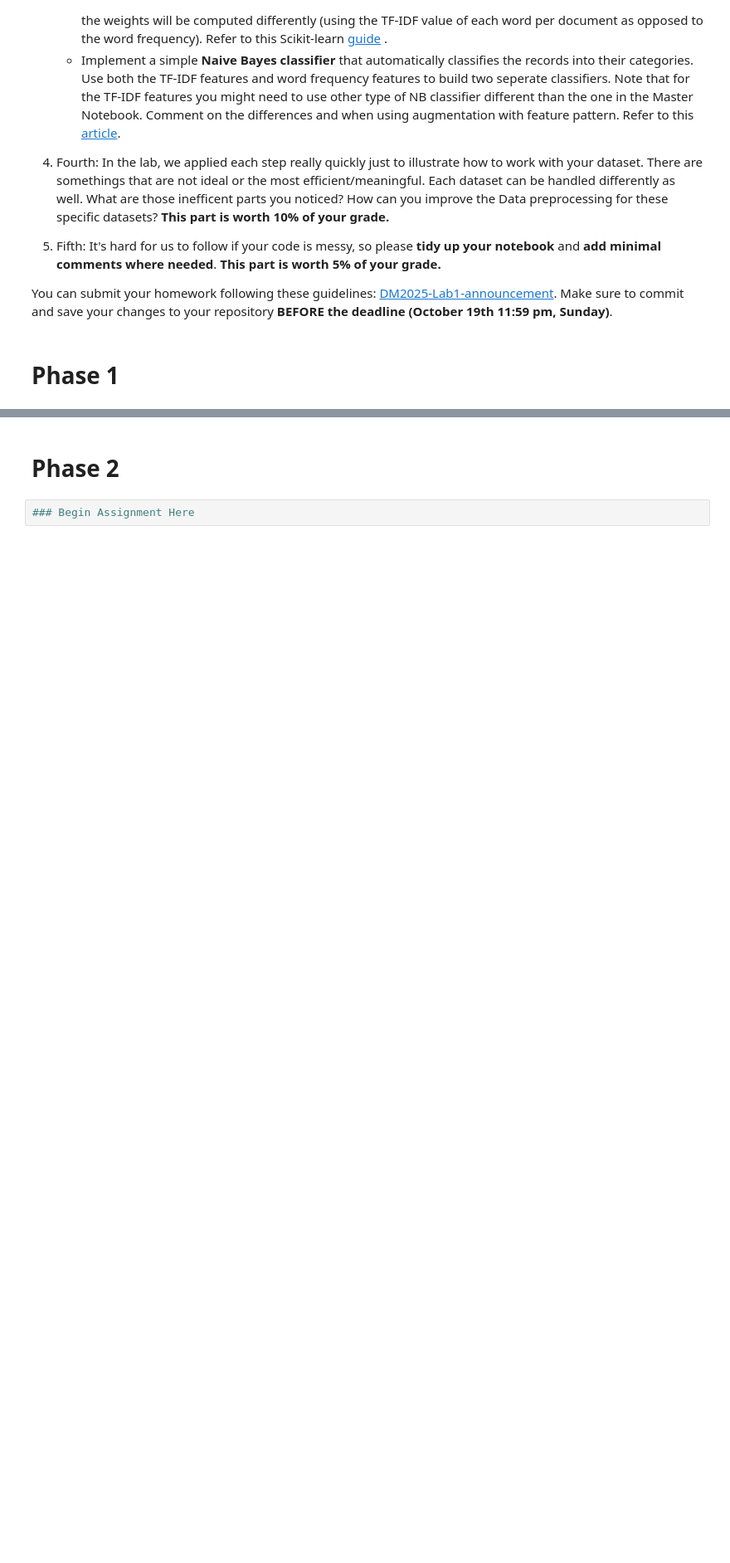
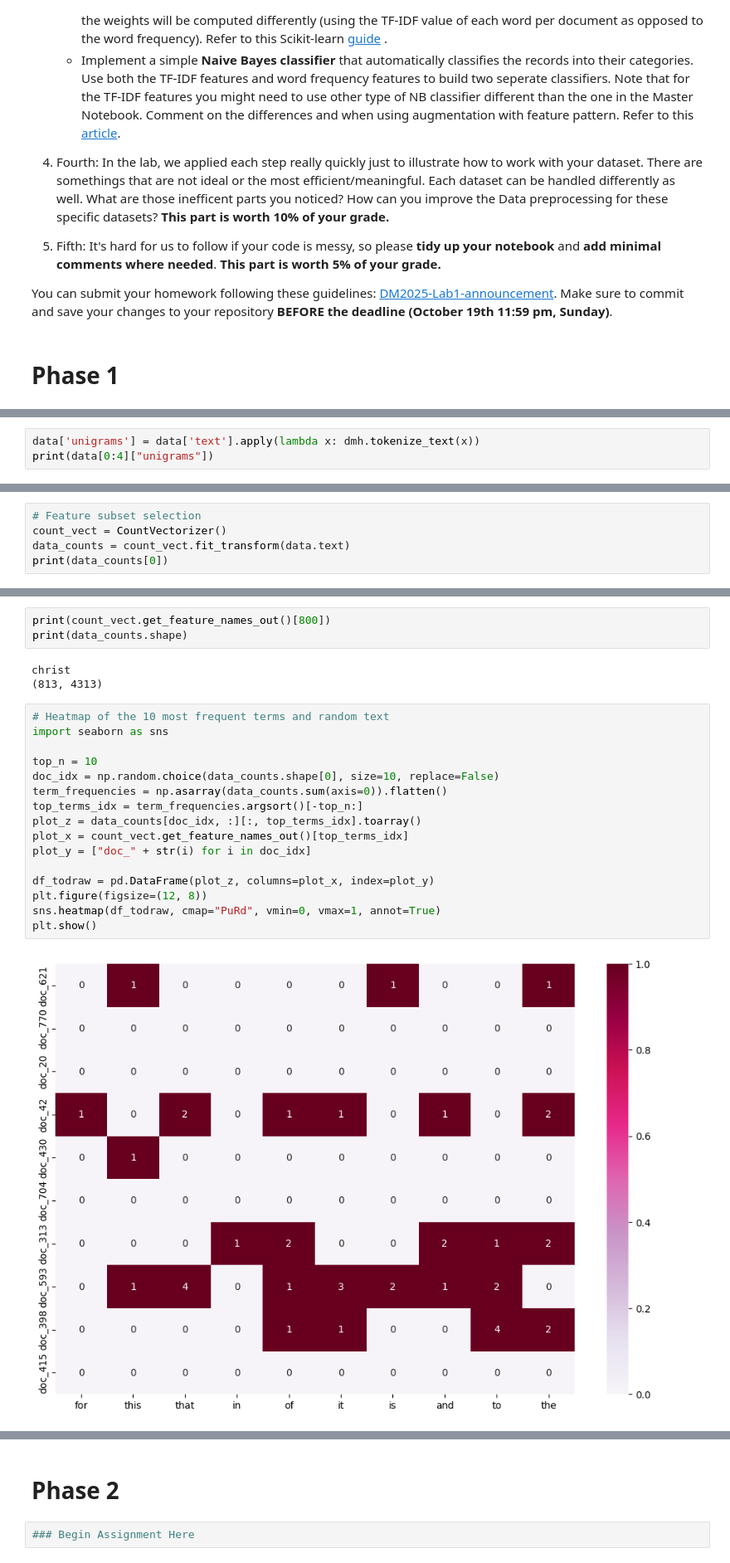
Before and after one commit to william-code87/DM2025-Lab1-Exercise, a Jupyter notebook: DM2025-Lab1-Homework.ipynb, the cells around one changed output, grey strips where cells are left out. Shown at 83% size. Drawn from its saved outputs; the diff is of its cells as text; blank space fills up the shorter version.

```diff
--- a/DM2025-Lab1-Homework.ipynb
+++ b/DM2025-Lab1-Homework.ipynb
@@ -62,0 +177,3 @@ You can submit your homework following these guidelines: [DM2025-Lab1-announceme
+# %%
+data['unigrams'] = data['text'].apply(lambda x: dmh.tokenize_text(x))
+print(data[0:4]["unigrams"])
@@ -62,0 +186,5 @@ You can submit your homework following these guidelines: [DM2025-Lab1-announceme
+# %%
+# Feature subset selection
+count_vect = CountVectorizer()
+data_counts = count_vect.fit_transform(data.text)
+print(data_counts[0])
@@ -62,0 +195,24 @@ You can submit your homework following these guidelines: [DM2025-Lab1-announceme
+# %%
+print(count_vect.get_feature_names_out()[800])
+print(data_counts.shape)
+# %% [output]
+christ
+(813, 4313)
+# %%
+# Heatmap of the 10 most frequent terms and random text
+import seaborn as sns
+
+top_n = 10
+doc_idx = np.random.choice(data_counts.shape[0], size=10, replace=False)
+term_frequencies = np.asarray(data_counts.sum(axis=0)).flatten()
+top_terms_idx = term_frequencies.argsort()[-top_n:]
+plot_z = data_counts[doc_idx, :][:, top_terms_idx].toarray()
+plot_x = count_vect.get_feature_names_out()[top_terms_idx]
+plot_y = ["doc_" + str(i) for i in doc_idx]
+
+df_todraw = pd.DataFrame(plot_z, columns=plot_x, index=plot_y)
+plt.figure(figsize=(12, 8))
+sns.heatmap(df_todraw, cmap="PuRd", vmin=0, vmax=1, annot=True)
+plt.show()
+# %% [output]
+[figure, added]
```
Also changed, not shown: parts of 17 cells of this notebook, 1 other file.
